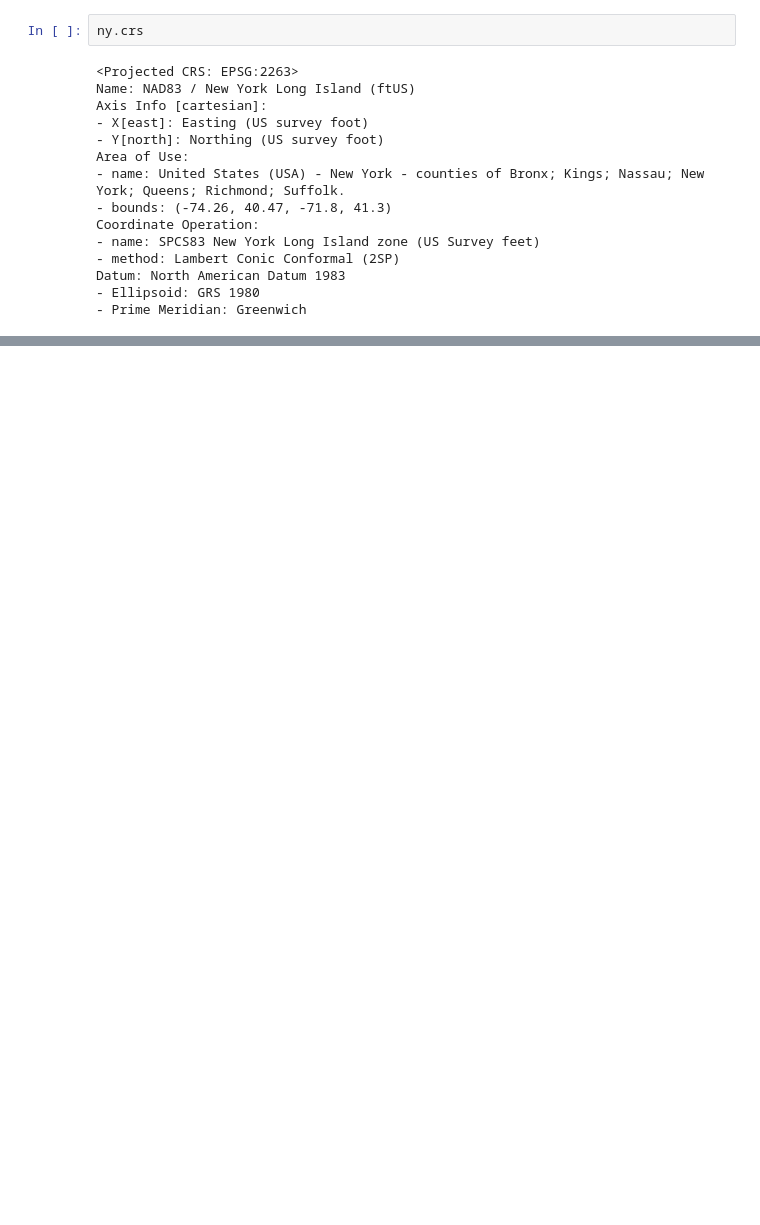
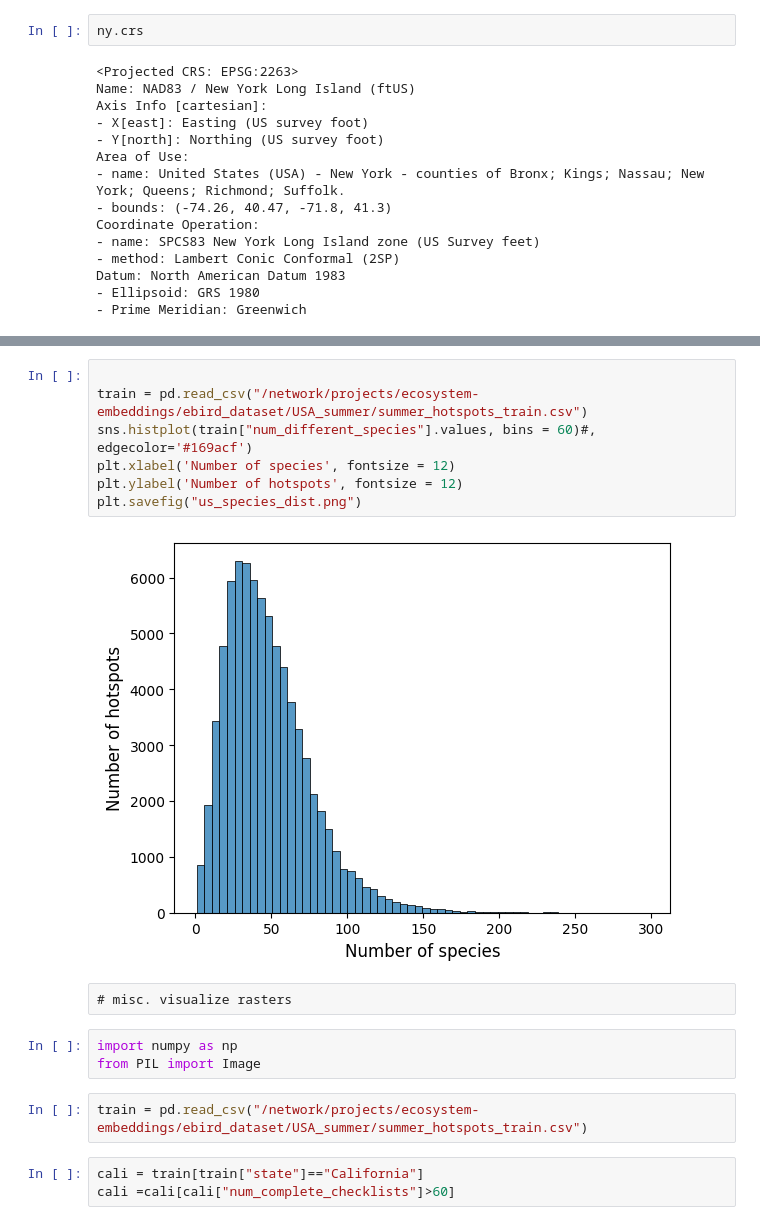
Before and after one commit to RolnickLab/SatBird, a Jupyter notebook: visuals/visualize_map.ipynb, the cells around one changed output, grey strips where cells are left out. Drawn from its saved outputs; the diff is of its cells as text; blank space fills up the shorter version.

```diff
--- a/visuals/visualize_map.ipynb
+++ b/visuals/visualize_map.ipynb
@@ -370,0 +382,19 @@ Datum: North American Datum 1983
+# %%
+
+train = pd.read_csv("/network/projects/ecosystem-embeddings/ebird_dataset/USA_summer/summer_hotspots_train.csv")
+sns.histplot(train["num_different_species"].values, bins = 60)#, edgecolor='#169acf')
+plt.xlabel('Number of species', fontsize = 12)
+plt.ylabel('Number of hotspots', fontsize = 12)
+plt.savefig("us_species_dist.png")
+# %% [output]
+[figure, added]
+# %% [raw]
+# misc. visualize rasters
+# %%
+import numpy as np
+from PIL import Image
+# %%
+train = pd.read_csv("/network/projects/ecosystem-embeddings/ebird_dataset/USA_summer/summer_hotspots_train.csv")
+# %%
+cali = train[train["state"]=="California"]
+cali =cali[cali["num_complete_checklists"]>60]
```
Also changed, not shown: parts of 18 cells of this notebook.
